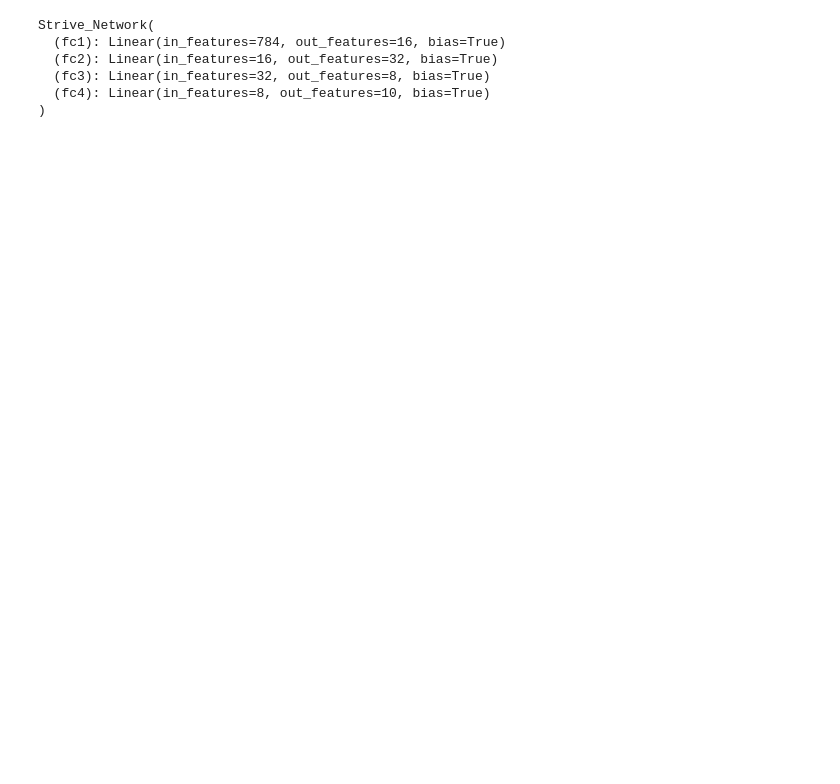
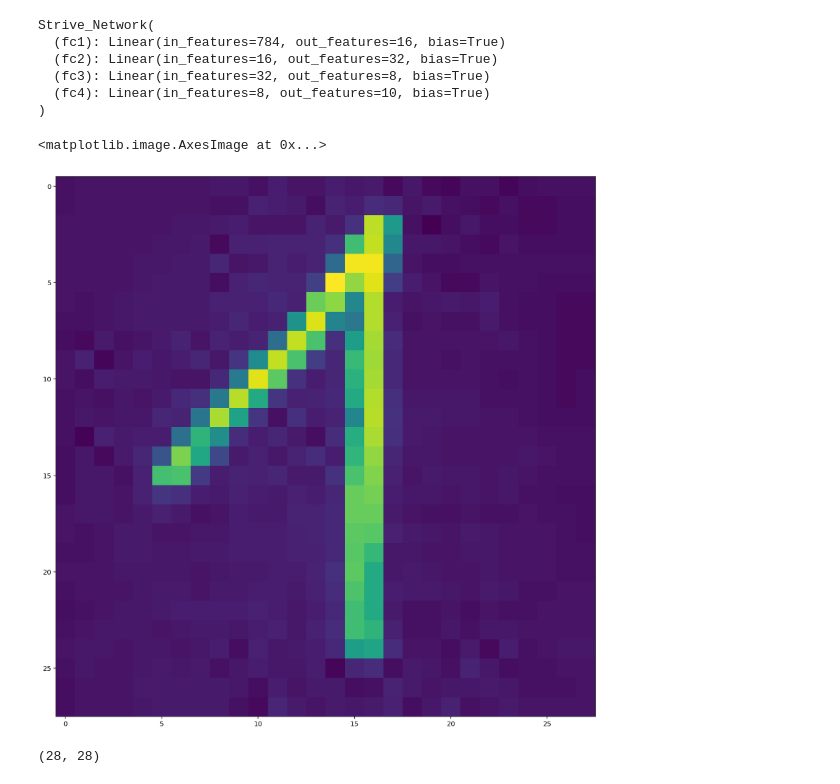
Before and after one commit to Marzipan78/Striving, a Jupyter notebook: M6_Computer_Vision/04. Kernels, callbacks and thresholding/mnist_mlp.ipynb, the cells around one changed output. Cells and saved outputs as stored; diff of their text form; code cells hidden in the pictures; blank space fills up the shorter version.

```diff
--- a/M6_Computer_Vision/04. Kernels, callbacks and thresholding/mnist_mlp.ipynb
+++ b/M6_Computer_Vision/04. Kernels, callbacks and thresholding/mnist_mlp.ipynb
@@ -165,0 +170,7 @@ Strive_Network(
+# %%
+one  = cv2.imread("./img/eins.jpg",cv2.IMREAD_GRAYSCALE)
+plt.figure(figsize = (15,15))
+plt.imshow(one)
+# %% [output]
+<matplotlib.image.AxesImage at 0x...>
+[figure, added]
@@ -165,0 +179,4 @@ Strive_Network(
+# %%
+one.shape
+# %% [output]
+(28, 28)
```
Also changed, not shown: parts of 10 cells of this notebook, 3 other files.
